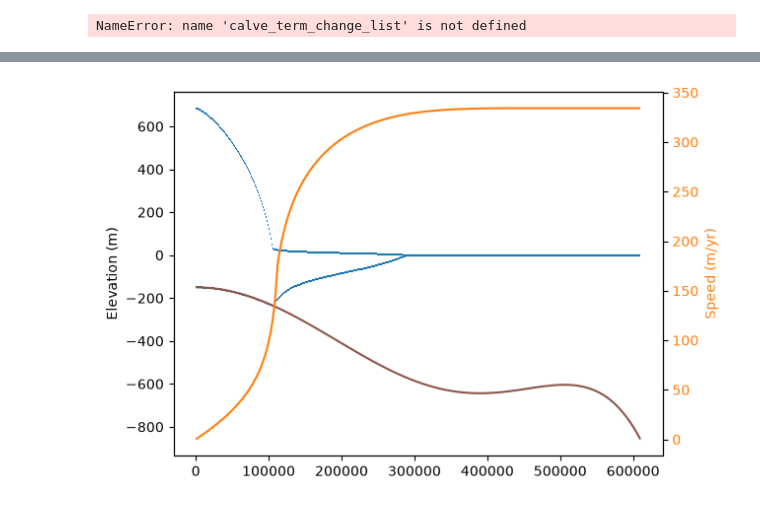
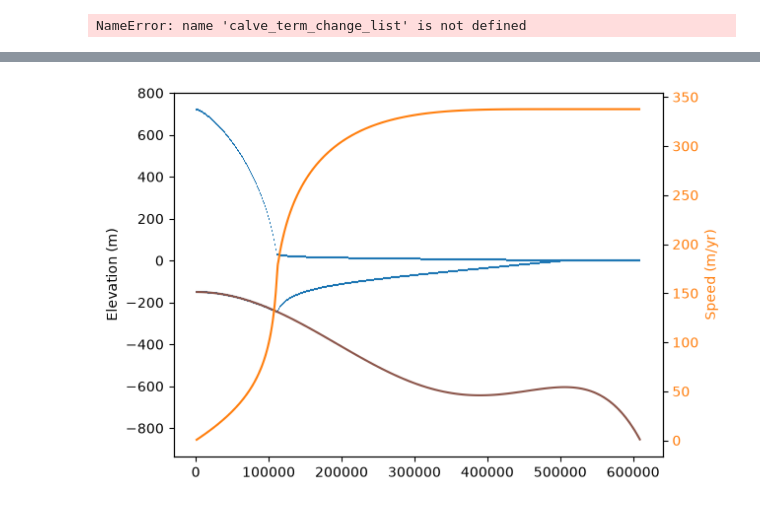
Before and after one commit to AdaKuhtz/1d_calving_experiment, a Jupyter notebook: mismipp_dual_1d_original.ipynb, the cells around one changed output, grey strips where cells are left out. Cells and saved outputs as stored; diff of their text form; code cells hidden in the pictures.

```diff
--- a/mismipp_dual_1d_original.ipynb
+++ b/mismipp_dual_1d_original.ipynb
@@ -426,9 +446,11 @@ params = {
 solver = irksome.TimeStepper(F, method, t, dt, w, **params, Jp=Fp)
 # %%
 ws = [w.copy(deepcopy=True)]
-final_time = 3000.0
+final_time = 6000.0
 num_steps = int(final_time / timestep)
 
+# if load cache success: w = loaded w
+# else: run solver and store resulting w
 for step in trange(num_steps):
     solver.advance()
     ws.append(w.copy(deepcopy=True))
@@ -435,3 +464,16 @@ for step in trange(num_steps):
+# %%
+w4 = w
+
+solver4 = irksome.TimeStepper(F, method, t, dt, w4, **params, Jp=Fp)
+
+final_time = 3000
+num_steps = int(final_time / timestep)
+
+ws = [w4.copy(deepcopy=True)]
+
+for step in trange(num_steps):
+    solver.advance()
+    ws.append(w4.copy(deepcopy=True))
 # %%
 u, M, τ, h = w.subfunctions
 # %%
@@ -558,3 +613,16 @@ def end_of_glacier_slow(f):
+# %%
+def end_of_glacier_node(f):
+    """
+    This function takes a (thickness) function f on a 1-D mesh and returns the first node (of the mesh) where f is zero.
+    """
+    f_values = f.dat.data_ro # if hasattr(f, "dat") else fd.Function(f).dat.data_ro
+    # print(f_values)
+    zeros = np.where(np.isclose(f_values, 0.0, atol=1e-12))[0]
+    # print(zeros)
+
+    if len(zeros) == 0: # if the this is the case then the terminus lies outside of our domain
+        return 'empty'
+    return zeros[0]
 # %%
 def logistic_function(y, new_term, k=10):
     """A variation on the logistic function that is 1 at -∞ and 0 at ∞ and continuously moves between the two centered at new_term.
@@ -784,8 +835,14 @@ def terminus_development(term_list):
 terminus_velocities = []
 for w in ws:
     u = w.sub(0)
+    h1 = w.sub(3)
+    node = end_of_glacier_node(h1)
     u_at_points = u.dat.data_ro
-    terminus_velocities += [int(u_at_points[-1])]
+
+    if node == 'empty':
+        terminus_velocities = terminus_velocities
+    else:
+        terminus_velocities += [u_at_points[node]]
 
 print(terminus_velocities)
 
@@ -801,14 +868,17 @@ fd.plot(h, axes=axes);
 # %%
+s = fd.Function(Q).interpolate(max_value(b + h, (1 - ρ_I / ρ_W) * h)) # surface of the glacier
+z_b = fd.Function(Q).interpolate(s - h) # base of the glacier
+
 fig, ax = plt.subplots()
 ax.set_ylabel("Elevation (m)")
 fd.plot(s, edgecolor="tab:blue", axes=ax)
 fd.plot(z_b, edgecolor="tab:blue", axes=ax)
 fd.plot(b, edgecolor="tab:brown", axes=ax)
 
 ax = ax.twinx()
 ax.set_ylabel("Speed (m/yr)", color="tab:orange")
 ax.tick_params(axis="y", labelcolor="tab:orange")
 u_x = fd.Function(S).interpolate(u[0])
 fd.plot(u_x, edgecolor="tab:orange", axes=ax);
 # %% [output]
-[figure, old version]
+[figure, new version]
```
Also changed, not shown: parts of 20 cells of this notebook, 2 other files.
